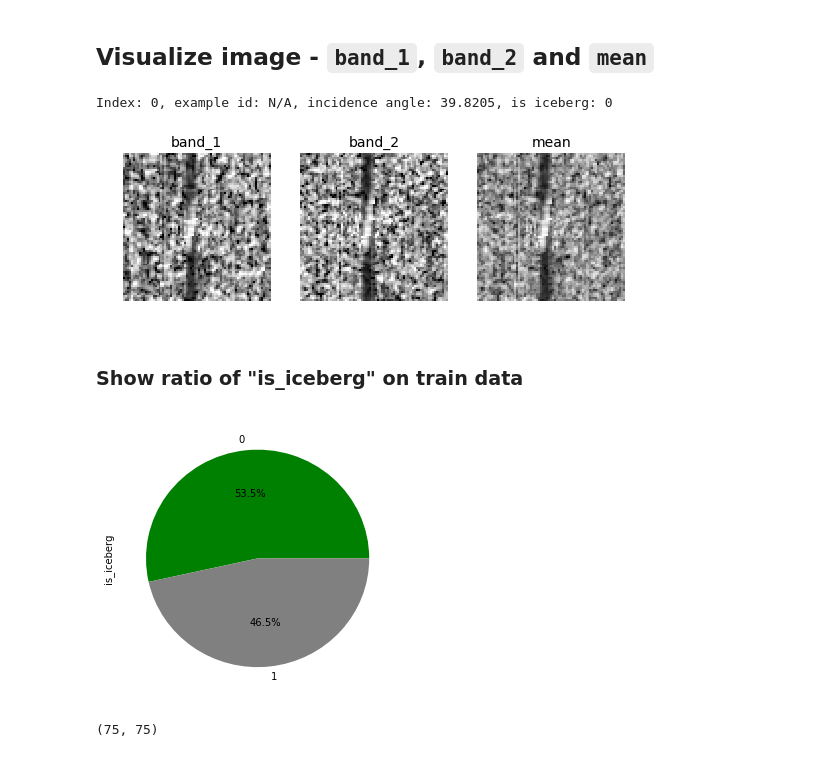
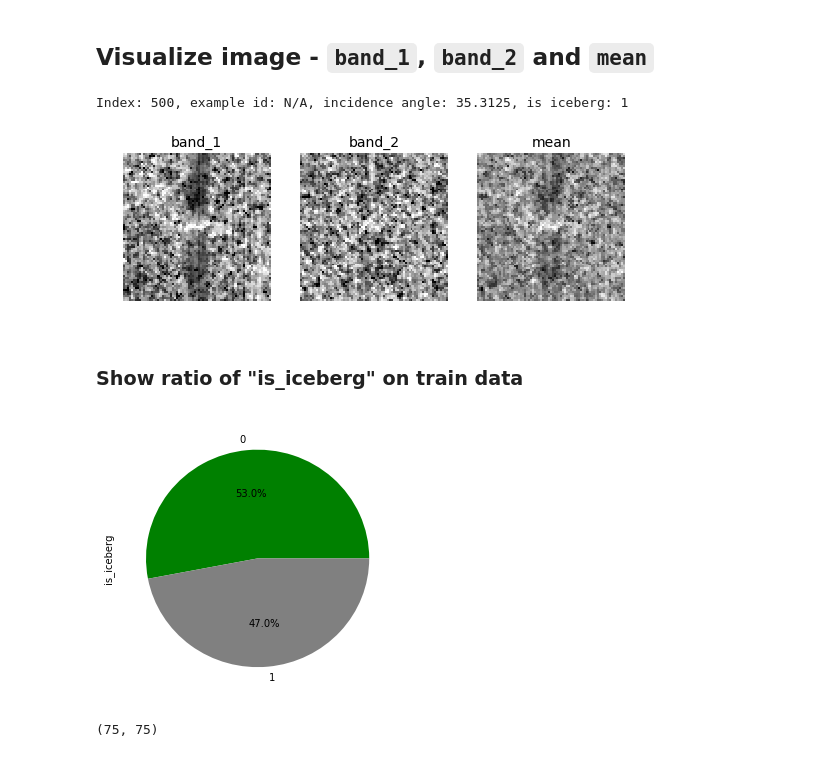
Before and after one commit to markokole/Statoil-Iceberg-Classifier-Challenge, a Jupyter notebook: DEA/First_analysis.ipynb, the cells around one changed output. Drawn from its saved outputs; the diff is of its cells as text; code cells hidden in the pictures.

```diff
--- a/DEA/First_analysis.ipynb
+++ b/DEA/First_analysis.ipynb
@@ -17,3 +15,6 @@ data = pd.read_json(path_or_buf='../data/processed/train.json')
+# %%
+#data = pd.read_json(path_or_buf='..\data\processed\train.json')
+data = pd.read_json(path_or_buf='C:\\marko\\jupyter\\Statoil-Iceberg-Classifier-Challenge\\data\\processed\\train.json')
 # %% [markdown]
 ## Split data into dataset with independent variables (`x`) and dependent variable (`y`)
 # %%
@@ -79,11 +80,12 @@ class image_manipulation():
 # %% [markdown]
 ## Visualize image - `band_1`, `band_2` and `mean`
 # %%
+index=500
 im = image_manipulation(data=X_train, result=y_train)
-im.show_example(index=0, cmap="gray")
+im.show_example(index=index, cmap="gray")
 # %% [output]
-Index: 0, example id: N/A, incidence angle: 39.8205, is iceberg: 0
+Index: 500, example id: N/A, incidence angle: 35.3125, is iceberg: 1
-[figure, old version]
+[figure, new version]
 # %% [markdown]
 ### Show ratio of "is_iceberg" on train data
 # %%
@@ -91,7 +93,7 @@ df_is_iceberg = pd.DataFrame(y_train).groupby("is_iceberg")["is_iceberg"].count(
 df_is_iceberg.plot.pie(figsize=(5,5), autopct='%1.1f%%', colors=["green", "grey"])
 plt.show()
 # %% [output]
-[figure, old version]
+[figure, new version]
 # %%
 example = np.array(data["band_1"].iloc[0]).reshape(75,75)
 print(example.shape)
```
Also changed, not shown: parts of 4 cells of this notebook.
